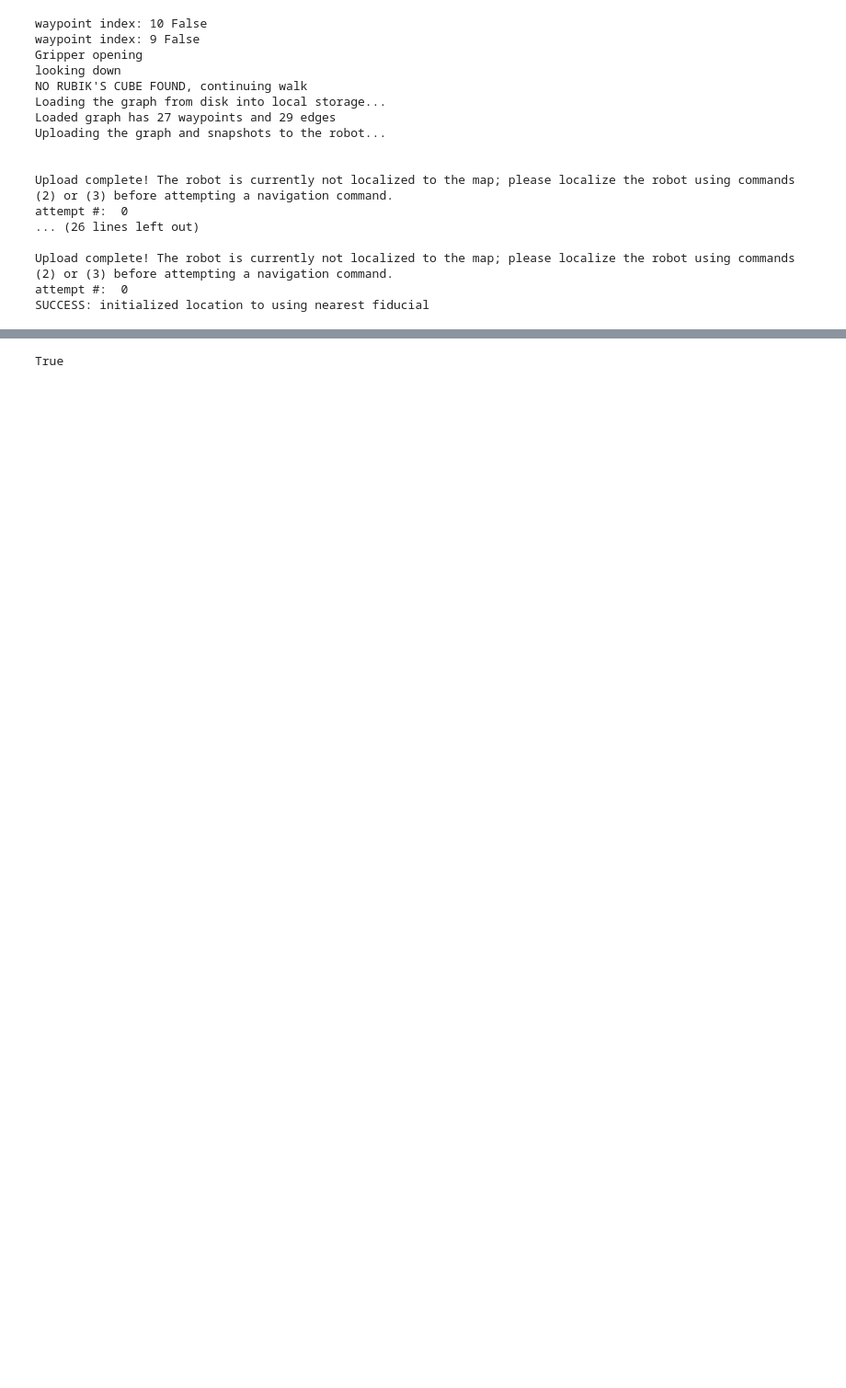
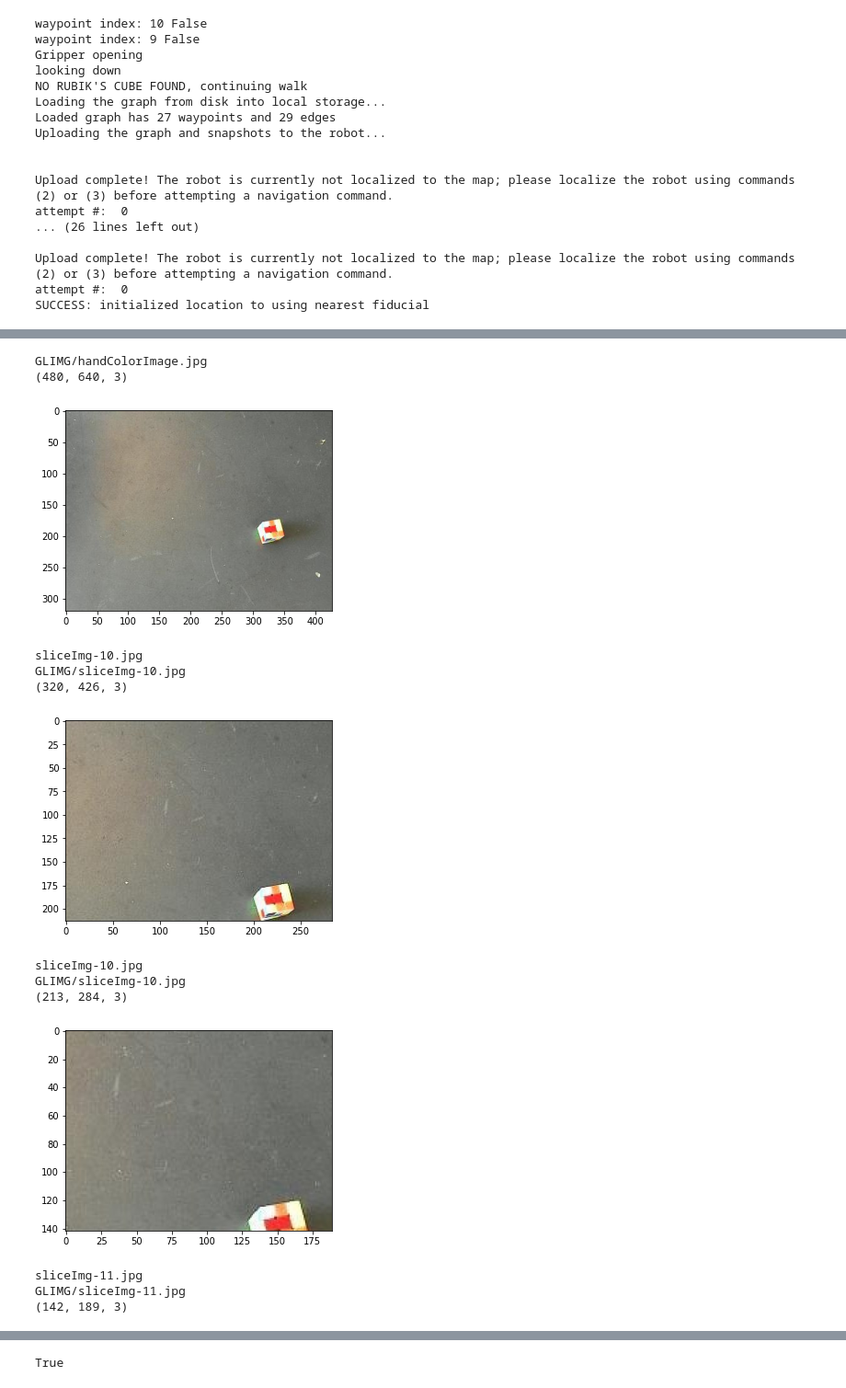
Before and after one commit to groundlight/spot-recycle-cans, a Jupyter notebook: objectGrab.ipynb, the cells around one changed output, grey strips where cells are left out. Shown: that part at 92% size. Drawn from its saved outputs; the diff is of its cells as text; code cells hidden in the pictures; blank space fills up the shorter version.

```diff
--- a/objectGrab.ipynb
+++ b/objectGrab.ipynb
@@ -451,0 +456,4 @@ id='det_2AfzCuEk3TEhUr5TgkmqDTqRYpp' type=<DetectorTypeEnum.detector: 'detector'
+# %%
+halfDet = detectors.results[0]
+print("INITALIZED GL API WITH DETECTOR:")
+print(halfDet)
@@ -493,0 +550,22 @@ SUCCESS: initialized location to using nearest fiducial
+# %%
+imgDir = 'GLIMG/'
+imgName = 'handColorImage.jpg'
+tree = sweepLocalize(halfDet, imgDir, imgName)
+if tree is not None:
+    img = cv2.imread(imgDir + imgName)
+    plotTreeOnImage(tree, img)
+# %% [output]
+GLIMG/handColorImage.jpg
+(480, 640, 3)
+[figure, added]
+sliceImg-10.jpg
+GLIMG/sliceImg-10.jpg
+(320, 426, 3)
+[figure, added]
+sliceImg-10.jpg
+GLIMG/sliceImg-10.jpg
+(213, 284, 3)
+[figure, added]
+sliceImg-11.jpg
+GLIMG/sliceImg-11.jpg
+(142, 189, 3)
```
Also changed, not shown: parts of 19 cells of this notebook, 1 other file.
